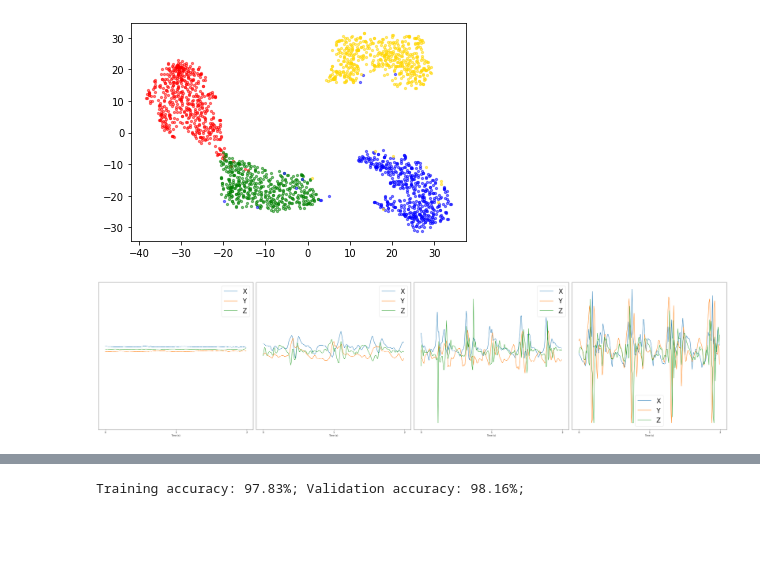
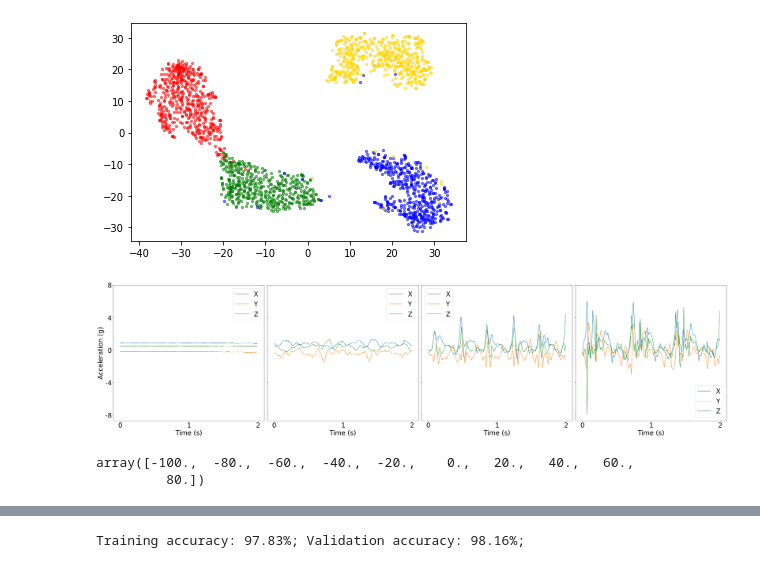
Before and after one commit to timodw/time_series_preprocessing, a Jupyter notebook: preprocessing.ipynb, the cells around one changed output, grey strips where cells are left out. Cells and saved outputs as stored; diff of their text form; code cells hidden in the pictures; blank space fills up the shorter version.

```diff
--- a/preprocessing.ipynb
+++ b/preprocessing.ipynb
@@ -533,7 +528,7 @@ sg_filtering = False
 sg_window_size = 25
 sg_degree = 2
 shift_mass = False
-balancing = False
+balancing = True
 add_noise = False
 noise_std = .01
 # %%
@@ -635,37 +630,45 @@ plt.show()
 # %%
 stand_window = X_train[y_train == label_mapping[movements_of_interest[0]]][0]
 walk_window = X_train[y_train == label_mapping[movements_of_interest[1]]][0]
 trot_window = X_train[y_train == label_mapping[movements_of_interest[2]]][0]
 canter_window = X_train[y_train == label_mapping[movements_of_interest[3]]][0]
 
 fig, axs = plt.subplots(nrows=1, ncols=4, sharex=True, sharey=True, figsize=(40, 10))
 axs[0].plot(stand_window[:, 0], label='X')
 axs[0].plot(stand_window[:, 1], label='Y')
 axs[0].plot(stand_window[:, 2], label='Z')
 
 axs[1].plot(walk_window[:, 0], label='X')
 axs[1].plot(walk_window[:, 1], label='Y')
 axs[1].plot(walk_window[:, 2], label='Z')
 
 axs[2].plot(trot_window[:, 0], label='X')
 axs[2].plot(trot_window[:, 1], label='Y')
 axs[2].plot(trot_window[:, 2], label='Z')
 
 axs[3].plot(canter_window[:, 0], label='X')
 axs[3].plot(canter_window[:, 1], label='Y')
 axs[3].plot(canter_window[:, 2], label='Z')
 
-for ax in axs:
-    ax.set_yticks([])
+for i, ax in enumerate(axs):
+    ax.set_yticks(np.linspace(-8, 8, 5) * 9.81)
+    ax.set_yticklabels(np.linspace(-8, 8, 5, dtype=np.int32), fontsize=30)
+    if i == 0:
+        ax.set_ylabel('Acceleration (g)', fontsize=30)
     ax.set_xticks([0, 100, 200])
-    ax.set_xticklabels([0, 1, 2])
-    ax.set_xlabel('Time (s)')
+    ax.set_xticklabels([0, 1, 2], fontsize=30)
+    ax.set_xlabel('Time (s)', fontsize=30)
     ax.legend(fontsize=30)
 
 plt.tight_layout()
 plt.show()
 # %% [output]
-[figure, old version]
+[figure, new version]
+# %%
+ax.get_yticks()
+# %% [output]
+array([-100.,  -80.,  -60.,  -40.,  -20.,    0.,   20.,   40.,   60.,
+         80.])
 # %%
 results_folder = Path('results')
 results_folder.mkdir(exist_ok=True)
```
Also changed, not shown: parts of 3 cells of this notebook, 4 other files.
